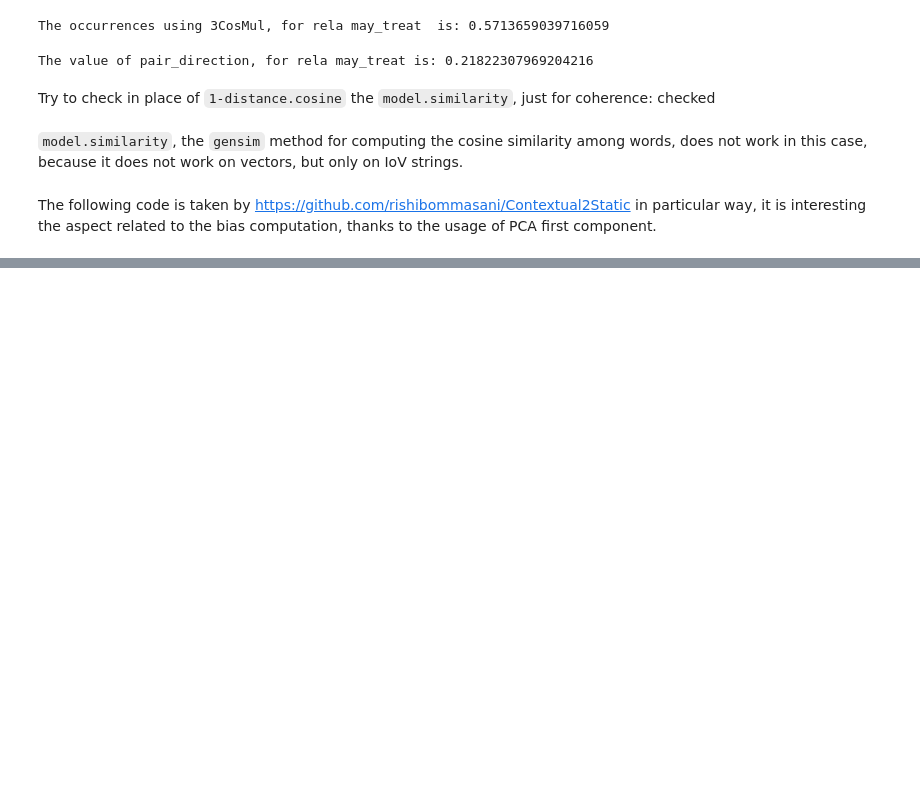
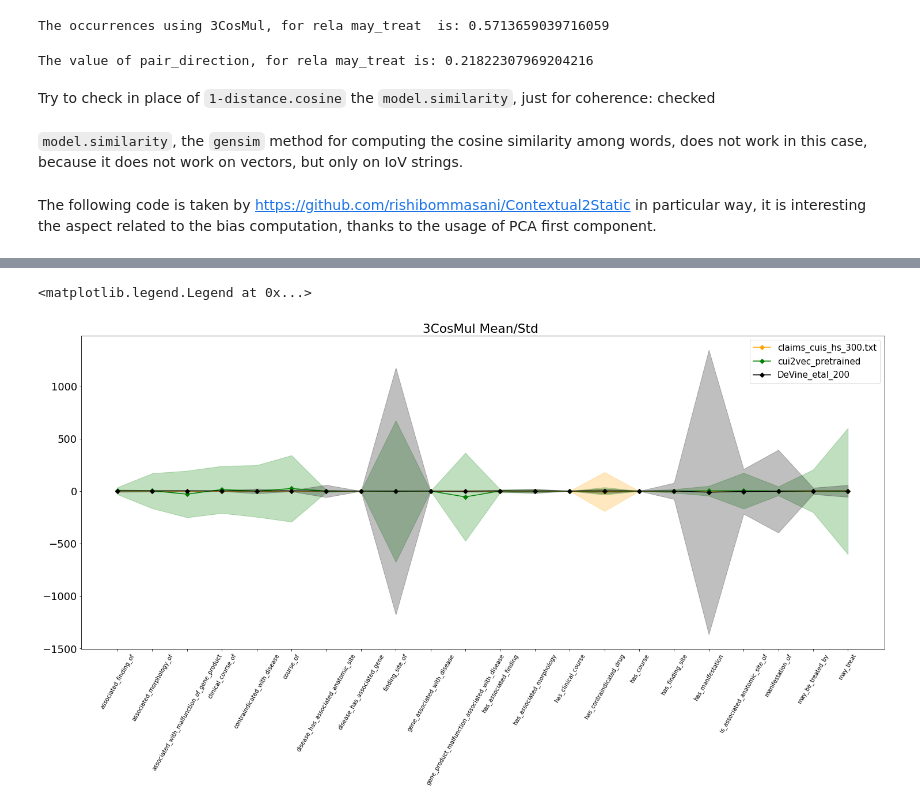
Before and after one commit to SaGiancani/medical-concepts-embeddings, a Jupyter notebook: analogy_pipeline.ipynb, the cells around one changed output, grey strips where cells are left out. Cells and saved outputs as stored; diff of their text form; code cells hidden in the pictures; blank space fills up the shorter version.

```diff
--- a/analogy_pipeline.ipynb
+++ b/analogy_pipeline.ipynb
@@ -684,0 +769,37 @@ tmp = set(list(zip(*l0))[0]).union(set(list(zip(*l0))[1]))
+# %%
+plt.rcParams.update({'font.size': 18})
+
+fig, ax1 = plt.subplots(figsize=(25,10))
+ax1.set_title('3CosMul Mean/Std ')
+
+#ax1.plot(np.arange(0, len(dict_add)), np.array(list(dict_add.values())), dashes = '.', color = 'orange')
+ax1.plot(np.arange(0, len(list(dict_mul.values())[0])), np.array(list(zip(*[[0]*9 if i == 0 else i for i in list(list(dict_mul.values())[0].values())]))[2]), '-gD',color = 'orange', label = list(dict_mul.keys())[0])
+ax1.fill_between(np.arange(0, len(list(dict_mul.values())[0])),
+                 (np.array(list(zip(*[[0]*9 if i == 0 else i for i in list(list(dict_mul.values())[0].values())]))[2])-
+                  np.array(list(zip(*[[0]*9 if i == 0 else i for i in list(list(dict_mul.values())[0].values())]))[3])),
+                 (np.array(list(zip(*[[0]*9 if i == 0 else i for i in list(list(dict_mul.values())[0].values())]))[2])+
+                  np.array(list(zip(*[[0]*9 if i == 0 else i for i in list(list(dict_mul.values())[0].values())]))[3])),
+                 color='orange', alpha = 0.25)
+
+ax1.plot(np.arange(0, len(list(dict_mul.values())[1])), np.array(list(zip(*[[0]*9 if i == 0 else i for i in list(list(dict_mul.values())[1].values())]))[2]), '-gD',color = 'green', label = list(dict_mul.keys())[1])
+ax1.fill_between(np.arange(0, len(list(dict_mul.values())[1])),
+                 (np.array(list(zip(*[[0]*9 if i == 0 else i for i in list(list(dict_mul.values())[1].values())]))[2])-
+                  np.array(list(zip(*[[0]*9 if i == 0 else i for i in list(list(dict_mul.values())[1].values())]))[3])),
+                 (np.array(list(zip(*[[0]*9 if i == 0 else i for i in list(list(dict_mul.values())[1].values())]))[2])+
+                  np.array(list(zip(*[[0]*9 if i == 0 else i for i in list(list(dict_mul.values())[1].values())]))[3])),
+                 color='green', alpha = 0.25)
+
+ax1.plot(np.arange(0, len(list(dict_mul.values())[2])), np.array(list(zip(*[[0]*9 if i == 0 else i for i in list(list(dict_mul.values())[2].values())]))[2]), '-gD',color = 'black', label = list(dict_mul.keys())[2])
+ax1.fill_between(np.arange(0, len(list(dict_mul.values())[2])),
+                 (np.array(list(zip(*[[0]*9 if i == 0 else i for i in list(list(dict_mul.values())[2].values())]))[2])-
+                  np.array(list(zip(*[[0]*9 if i == 0 else i for i in list(list(dict_mul.values())[2].values())]))[3])),
+                 (np.array(list(zip(*[[0]*9 if i == 0 else i for i in list(list(dict_mul.values())[2].values())]))[2])+
+                  np.array(list(zip(*[[0]*9 if i == 0 else i for i in list(list(dict_mul.values())[2].values())]))[3])),
+                 color='black', alpha = 0.25)
+
+ax1.set_xticks(np.arange(0, len(list(dict_mul.values())[0])))
+ax1.set_xticklabels(np.array(list(list(dict_mul.values())[0])), rotation=60, fontsize=10)
+ax1.legend(fontsize=15)
+# %% [output]
+<matplotlib.legend.Legend at 0x...>
+[figure, added]
```
Also changed, not shown: parts of 87 cells of this notebook.
